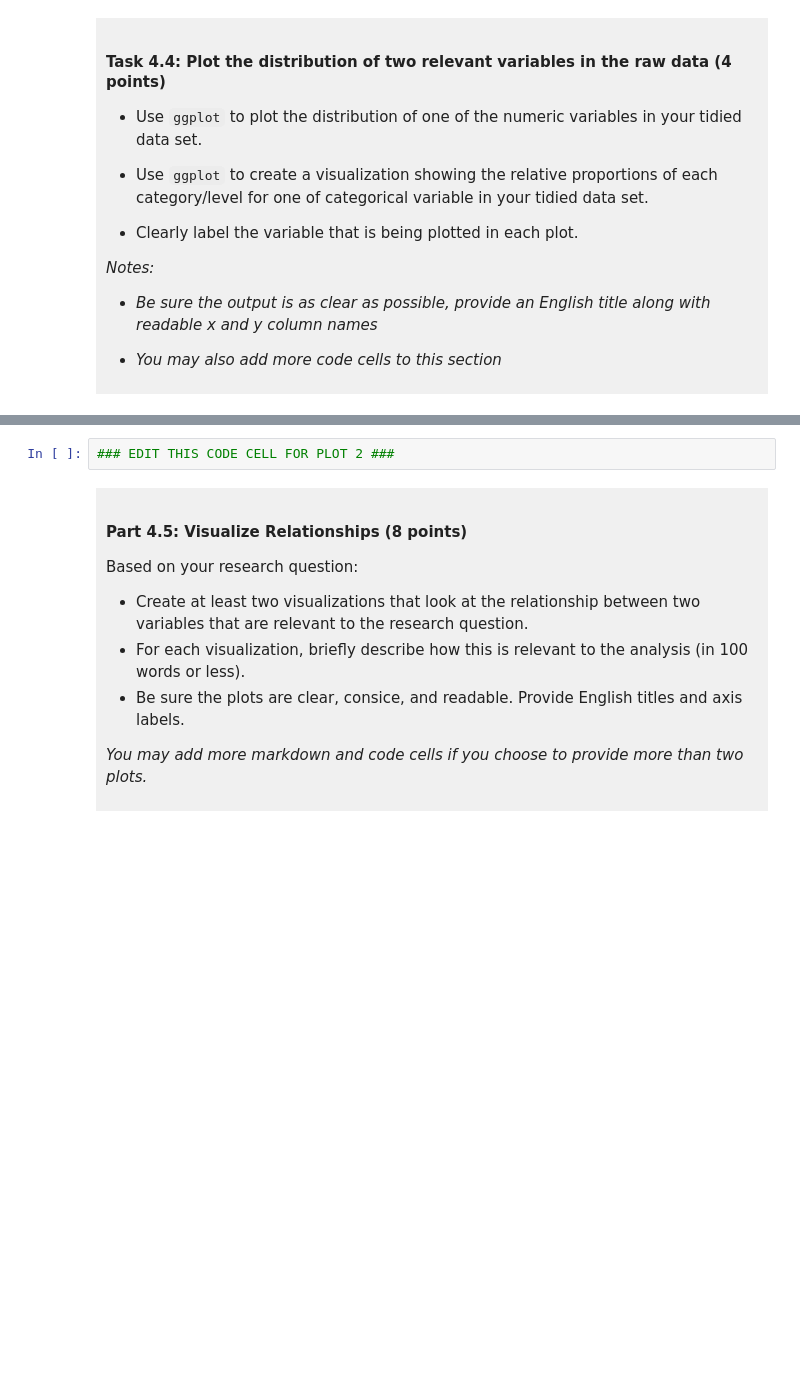
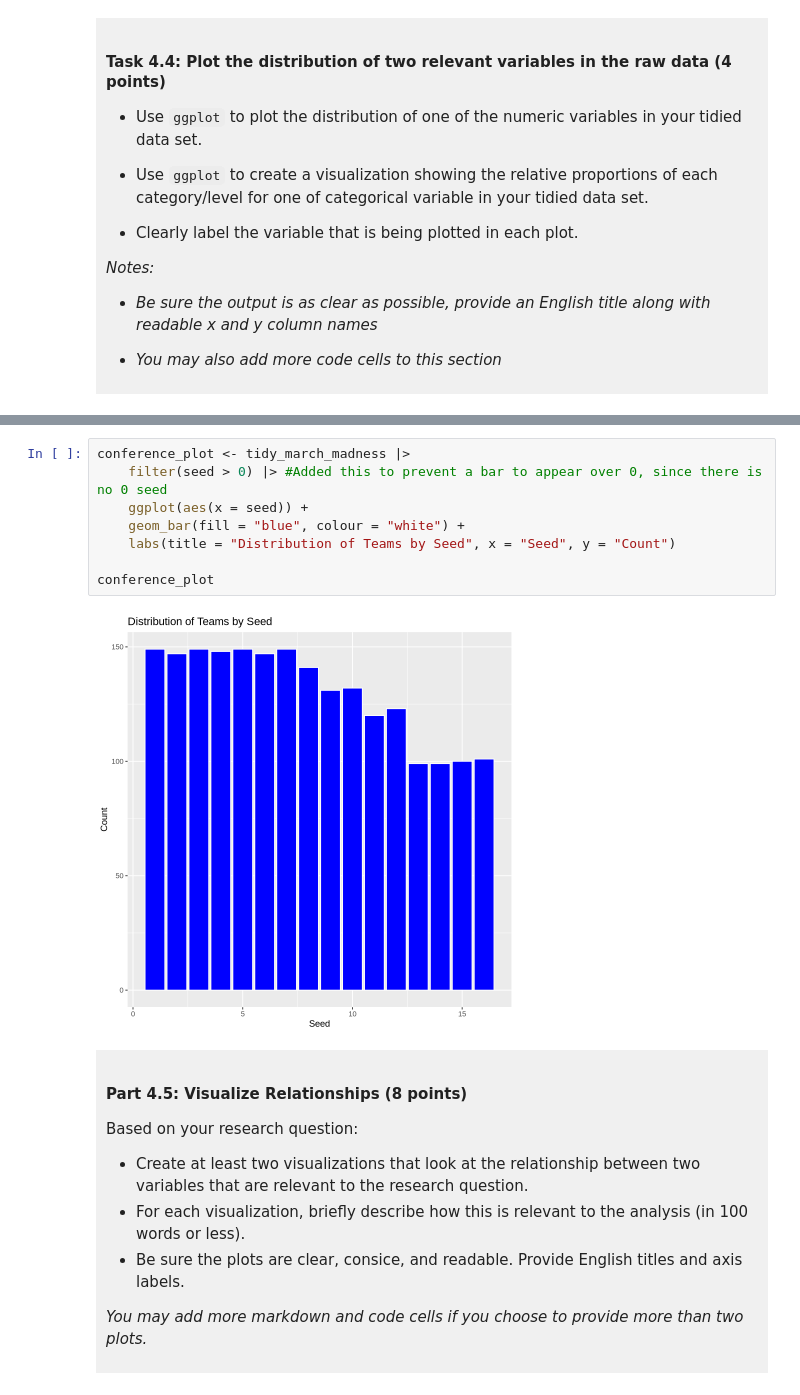
Before and after one commit to CairoDalal14/DSCI-100-Project-Cairo, a Jupyter notebook: dsci-100-project-notebook.ipynb, the cells around one changed output, grey strips where cells are left out. Saved outputs shown, nothing was run; the diff lists cells and outputs as text; blank space fills up the shorter version.

```diff
--- a/dsci-100-project-notebook.ipynb
+++ b/dsci-100-project-notebook.ipynb
@@ -295,5 +335,13 @@ You will refine your research question (if needed) and produce a tidy data set.
 # %%
-### EDIT THIS CODE CELL FOR PLOT 2 ###
+conference_plot <- tidy_march_madness |>
+    filter(seed > 0) |> #Added this to prevent a bar to appear over 0, since there is no 0 seed
+    ggplot(aes(x = seed)) +
+    geom_bar(fill = "blue", colour = "white") +
+    labs(title = "Distribution of Teams by Seed", x = "Seed", y = "Count")
+
+conference_plot
+# %% [output]
+[figure, added]
 # %% [markdown]
 <div style="background-color: #f0f0f0; padding: 10px;">
 
```
Also changed, not shown: parts of 11 cells of this notebook.
